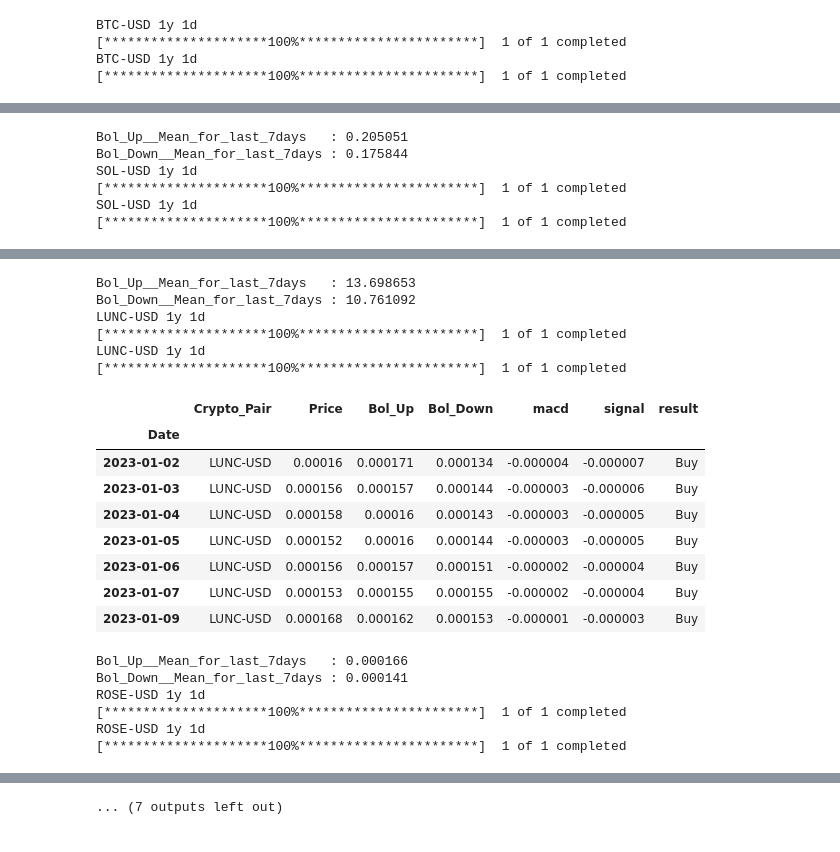
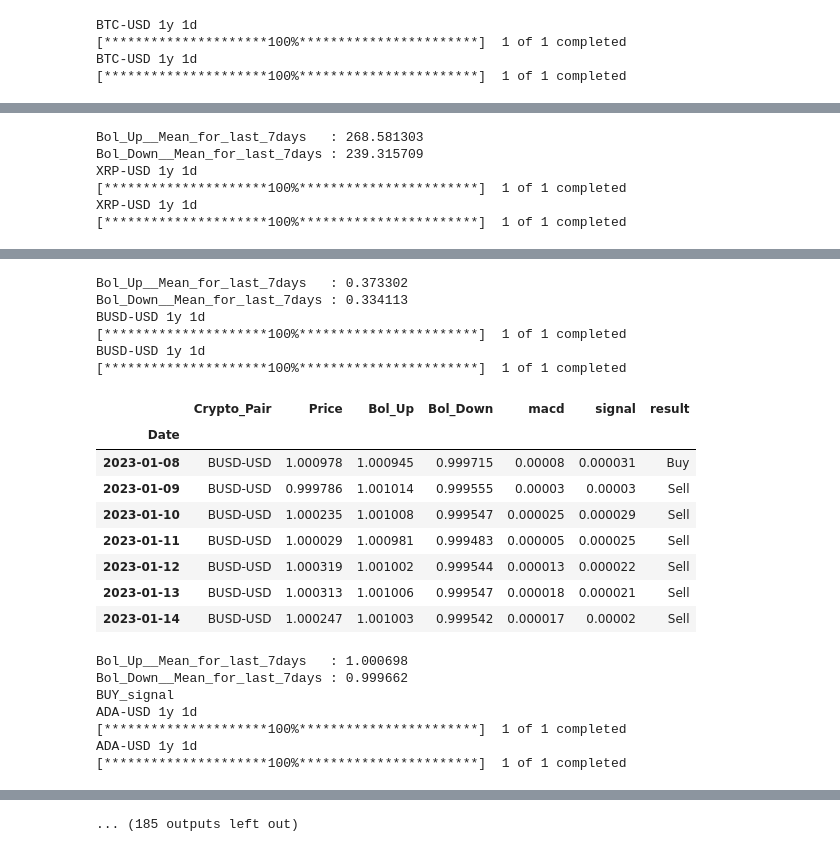
Before and after one commit to ozukun/Crypto_Project, a Jupyter notebook: Crypto_Main.ipynb, the cells around one changed output, grey strips where cells are left out. Drawn from its saved outputs; the diff is of its cells as text; code cells hidden in the pictures.

```diff
--- a/Crypto_Main.ipynb
+++ b/Crypto_Main.ipynb
@@ -86,6 +89,29 @@ def mail2me(pair_text,message_text):
     smtp.sendmail(sender, recipient, email.as_string())
     smtp.quit()
     print("Mail succeed !!")
+# %%
+# get all crypto pairs with USD
+def getCryptoPairs():
+    s = Screener()
+    tickers=[]
+    data = s.get_screeners('all_cryptocurrencies_us', count=100)
+
+    # data is in the quotes key
+    dicts = data['all_cryptocurrencies_us']['quotes']
+    symbols = [d['symbol'] for d in dicts]
+    symbols[0]
+
+    for s in symbols:
+        if  search("USD", s) and not search("USDT", s) and not search("USDC", s): #\
+        #and ( search("ETH",s) or search("DOGE",s) ):
+            #print(s+"\n")
+            tickers.append(s)
+
+    return tickers
+
+
+#for cp in getCryptoPairs():
+#    print(cp)
 # %%
 # moving average
 def get_ma(prices, rate):
@@ -137,8 +163,11 @@ def get_macd(price, slow, fast, smooth):
 
 df_tmp_f = pd.DataFrame()
 final_text=""
-Crypto_Pairs=["BTC-USD","ETH-USD","ALGO-USD","SOL-USD","LUNC-USD","ROSE-USD","SHIB-USD","XRP-USD","ADA-USD"]
+#Crypto_Pairs=["BTC-USD","ETH-USD","ALGO-USD","SOL-USD","LUNC-USD","ROSE-USD","SHIB-USD","XRP-USD","ADA-USD"]
 
+Crypto_Pairs=[]
+for cpx in getCryptoPairs():
+    Crypto_Pairs.append(cpx)
 
 for cp in Crypto_Pairs:
 
@@ -166,11 +195,21 @@ for cp in Crypto_Pairs:
     y=round( df_tmp["Bol_Down"].iloc[-30:].mean() ,6 )
     print("Bol_Down__Mean_for_last_7days : " + str( y ) )
 
+
+    df_tmp_2 = pd.DataFrame(data=np.column_stack((x,y )),
+                          columns=['Bol_Up_30','Bol_Down_30'])
+
+
+    #display( df_tmp_2["Bol_Up_30"].values )
+
     x1="Bol_Up__Mean_for_last_7days   : " + str( x )
     y1="Bol_Down__Mean_for_last_7days : " + str( y )
 
     df_tmp_f = df_tmp_f.append(df_tmp.iloc[-7:])
     final_text=final_text+"\n"+cp+"\n"+str(x1)+"\n"+str(y1)
+
+    if df_tmp.iloc[-1].Price<df_tmp_2["Bol_Up_30"].values :
+        print("BUY_signal")
 #---------------------------------------------------------------------------
 #mail2me_v2(df_tmp_f,"Crypto Bollinger bands",final_text)
 # %% [output]
@@ -220,8 +259,8 @@ ALGO-USD 1y 1d
-Bol_Up__Mean_for_last_7days   : 0.205051
-Bol_Down__Mean_for_last_7days : 0.175844
-SOL-USD 1y 1d
+Bol_Up__Mean_for_last_7days   : 268.581303
+Bol_Down__Mean_for_last_7days : 239.315709
+XRP-USD 1y 1d
 [*********************100%***********************]  1 of 1 completed
-SOL-USD 1y 1d
+XRP-USD 1y 1d
 [*********************100%***********************]  1 of 1 completed
 |  | Crypto_Pair | Price | Bol_Up | Bol_Down | macd | signal | result |
 | Date |  |  |  |  |  |  |  |
@@ -235,23 +274,24 @@ SOL-USD 1y 1d
-Bol_Up__Mean_for_last_7days   : 13.698653
-Bol_Down__Mean_for_last_7days : 10.761092
-LUNC-USD 1y 1d
+Bol_Up__Mean_for_last_7days   : 0.373302
+Bol_Down__Mean_for_last_7days : 0.334113
+BUSD-USD 1y 1d
 [*********************100%***********************]  1 of 1 completed
-LUNC-USD 1y 1d
+BUSD-USD 1y 1d
 [*********************100%***********************]  1 of 1 completed
 |  | Crypto_Pair | Price | Bol_Up | Bol_Down | macd | signal | result |
 | Date |  |  |  |  |  |  |  |
-| 2023-01-02 | LUNC-USD | 0.00016 | 0.000171 | 0.000134 | -0.000004 | -0.000007 | Buy |
-| 2023-01-03 | LUNC-USD | 0.000156 | 0.000157 | 0.000144 | -0.000003 | -0.000006 | Buy |
-| 2023-01-04 | LUNC-USD | 0.000158 | 0.00016 | 0.000143 | -0.000003 | -0.000005 | Buy |
-| 2023-01-05 | LUNC-USD | 0.000152 | 0.00016 | 0.000144 | -0.000003 | -0.000005 | Buy |
-| 2023-01-06 | LUNC-USD | 0.000156 | 0.000157 | 0.000151 | -0.000002 | -0.000004 | Buy |
-| 2023-01-07 | LUNC-USD | 0.000153 | 0.000155 | 0.000155 | -0.000002 | -0.000004 | Buy |
-| 2023-01-09 | LUNC-USD | 0.000168 | 0.000162 | 0.000153 | -0.000001 | -0.000003 | Buy |
+| 2023-01-08 | BUSD-USD | 1.000978 | 1.000945 | 0.999715 | 0.00008 | 0.000031 | Buy |
+| 2023-01-09 | BUSD-USD | 0.999786 | 1.001014 | 0.999555 | 0.00003 | 0.00003 | Sell |
+| 2023-01-10 | BUSD-USD | 1.000235 | 1.001008 | 0.999547 | 0.000025 | 0.000029 | Sell |
+| 2023-01-11 | BUSD-USD | 1.000029 | 1.000981 | 0.999483 | 0.000005 | 0.000025 | Sell |
+| 2023-01-12 | BUSD-USD | 1.000319 | 1.001002 | 0.999544 | 0.000013 | 0.000022 | Sell |
+| 2023-01-13 | BUSD-USD | 1.000313 | 1.001006 | 0.999547 | 0.000018 | 0.000021 | Sell |
+| 2023-01-14 | BUSD-USD | 1.000247 | 1.001003 | 0.999542 | 0.000017 | 0.00002 | Sell |
-Bol_Up__Mean_for_last_7days   : 0.000166
-Bol_Down__Mean_for_last_7days : 0.000141
-ROSE-USD 1y 1d
+Bol_Up__Mean_for_last_7days   : 1.000698
+Bol_Down__Mean_for_last_7days : 0.999662
+BUY_signal
+ADA-USD 1y 1d
 [*********************100%***********************]  1 of 1 completed
-ROSE-USD 1y 1d
+ADA-USD 1y 1d
 [*********************100%***********************]  1 of 1 completed
 |  | Crypto_Pair | Price | Bol_Up | Bol_Down | macd | signal | result |
 | Date |  |  |  |  |  |  |  |
@@ -265,4 +305,4 @@ ROSE-USD 1y 1d
-... (7 outputs left out)
+... (185 outputs left out)
 # %%
 # get all crypto pairs with USD
 def getCryptoPairs():
```
Also changed, not shown: parts of 8 cells of this notebook.
